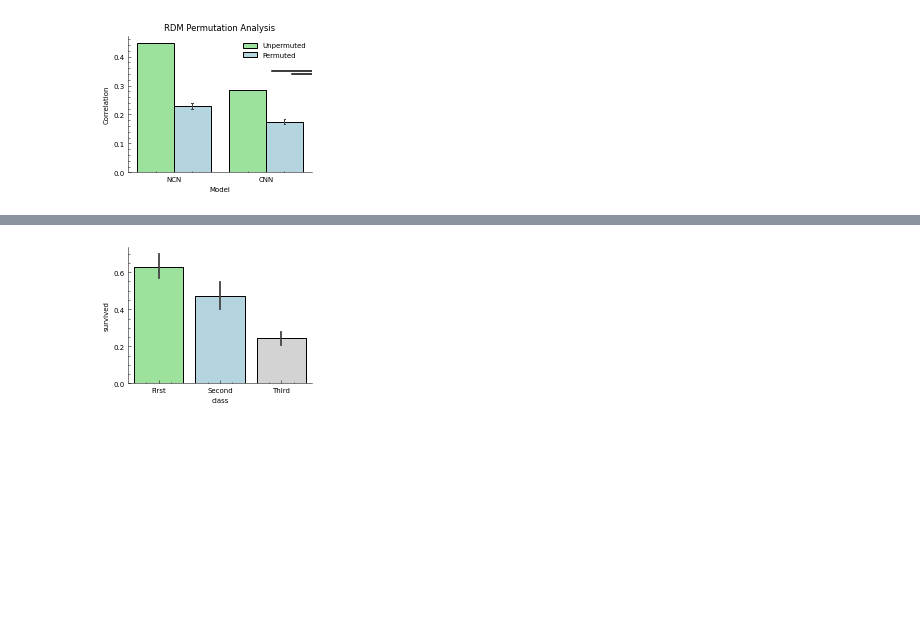
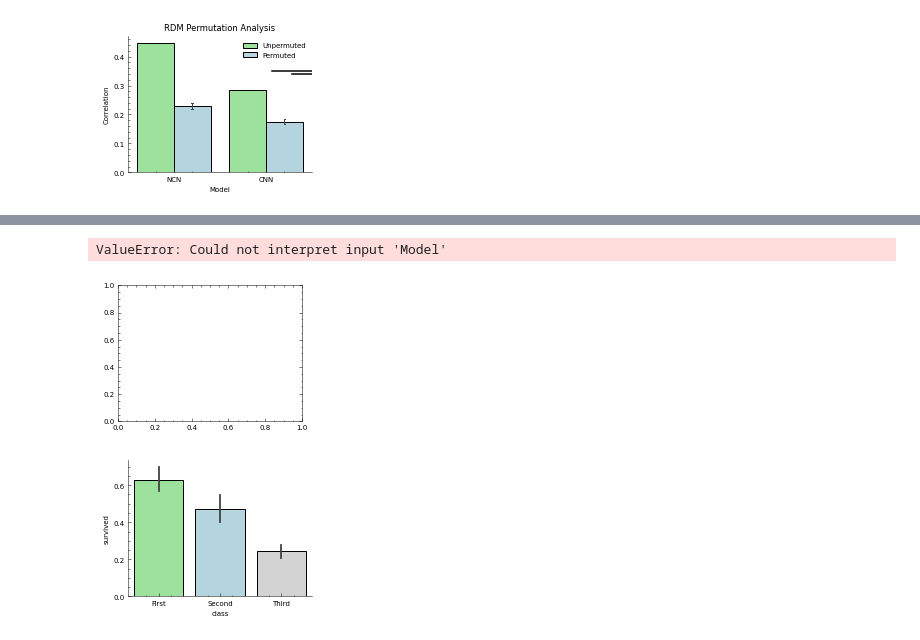
Before and after one commit to LuZeking/plotfile, a Jupyter notebook: plotfile/_scripts/bar.ipynb, the cells around one changed output, grey strips where cells are left out. Drawn from its saved outputs; the diff is of its cells as text; code cells hidden in the pictures; blank space fills up the shorter version.

```diff
--- a/plotfile/_scripts/bar.ipynb
+++ b/plotfile/_scripts/bar.ipynb
@@ -131,0 +168,4 @@ df
+# %%
+
+df_corr = pd.read_csv("data/06_2022_results0_31gap_corr.csv")
+df_corr
@@ -132,3 +186,10 @@ df
+# %%
+title = "Effects correlation analysis"
+ax = barplot(title = title, x="Model",y="Correlation",hue='Condition',data=df_corr,edgecolor = "black",linewidth=.8, capsize=.02,errwidth=.5)
+plt.savefig(f"figures/Effects_correlation_analysis.jpg",dpi=600)
+# %% [output]
+ValueError: Could not interpret input 'Model'
+[figure, added]
 # %%
 titanic=sns.load_dataset('titanic')
 barplot_save_path = "figures/barplot"
```
Also changed, not shown: parts of 6 cells of this notebook, 6 other files.
